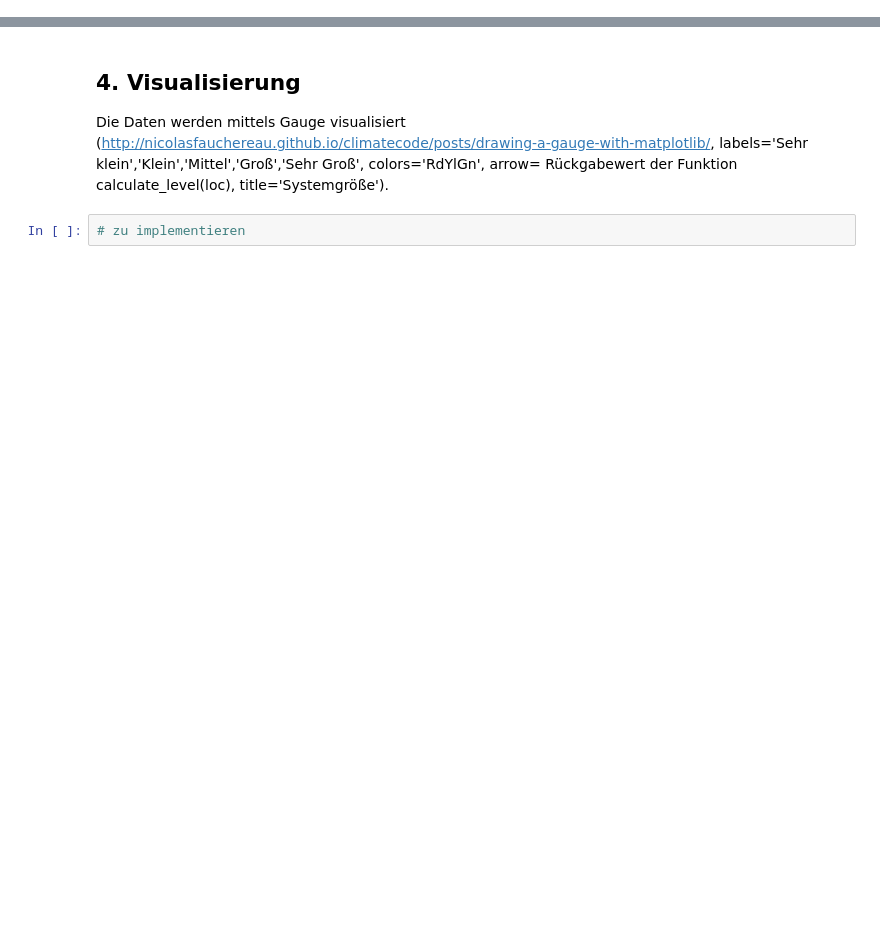
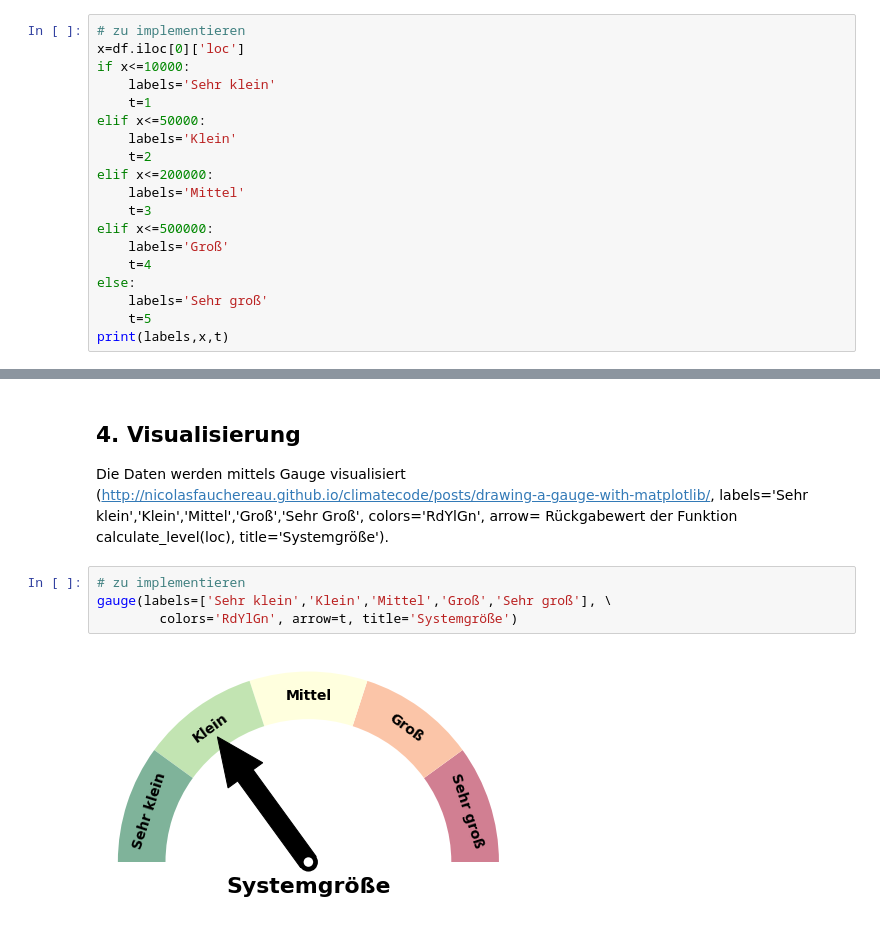
Before and after one commit to softvis-research/BeLL, a Jupyter notebook: 1. Systemgroesse.ipynb, the cells around one changed output, grey strips where cells are left out. Cells and saved outputs as stored; diff of their text form; blank space fills up the shorter version.

Commit message:
Datenaufbereitung und Visualisierung abgeschlossen

```diff
--- a/1. Systemgroesse.ipynb
+++ b/1. Systemgroesse.ipynb
@@ -153,0 +149,19 @@ df.iloc[0]['loc']
+# %%
+# zu implementieren
+x=df.iloc[0]['loc']
+if x<=10000:
+    labels='Sehr klein'
+    t=1
+elif x<=50000:
+    labels='Klein'
+    t=2
+elif x<=200000:
+    labels='Mittel'
+    t=3
+elif x<=500000:
+    labels='Groß'
+    t=4
+else:
+    labels='Sehr groß'
+    t=5
+print(labels,x,t)
@@ -154,5 +170,9 @@ df.iloc[0]['loc']
 # %% [markdown]
 ## 4. Visualisierung
 Die Daten werden mittels Gauge visualisiert (http://nicolasfauchereau.github.io/climatecode/posts/drawing-a-gauge-with-matplotlib/, labels='Sehr klein','Klein','Mittel','Groß','Sehr Groß', colors='RdYlGn', arrow= Rückgabewert der Funktion <font face="Courier">calculate_level(loc)</font>, title='Systemgröße').
-# %%
-# zu implementieren
+# %%
+# zu implementieren
+gauge(labels=['Sehr klein','Klein','Mittel','Groß','Sehr groß'], \
+        colors='RdYlGn', arrow=t, title='Systemgröße')
+# %% [output]
+[figure, added]
```
Also changed, not shown: parts of 2 cells of this notebook.
